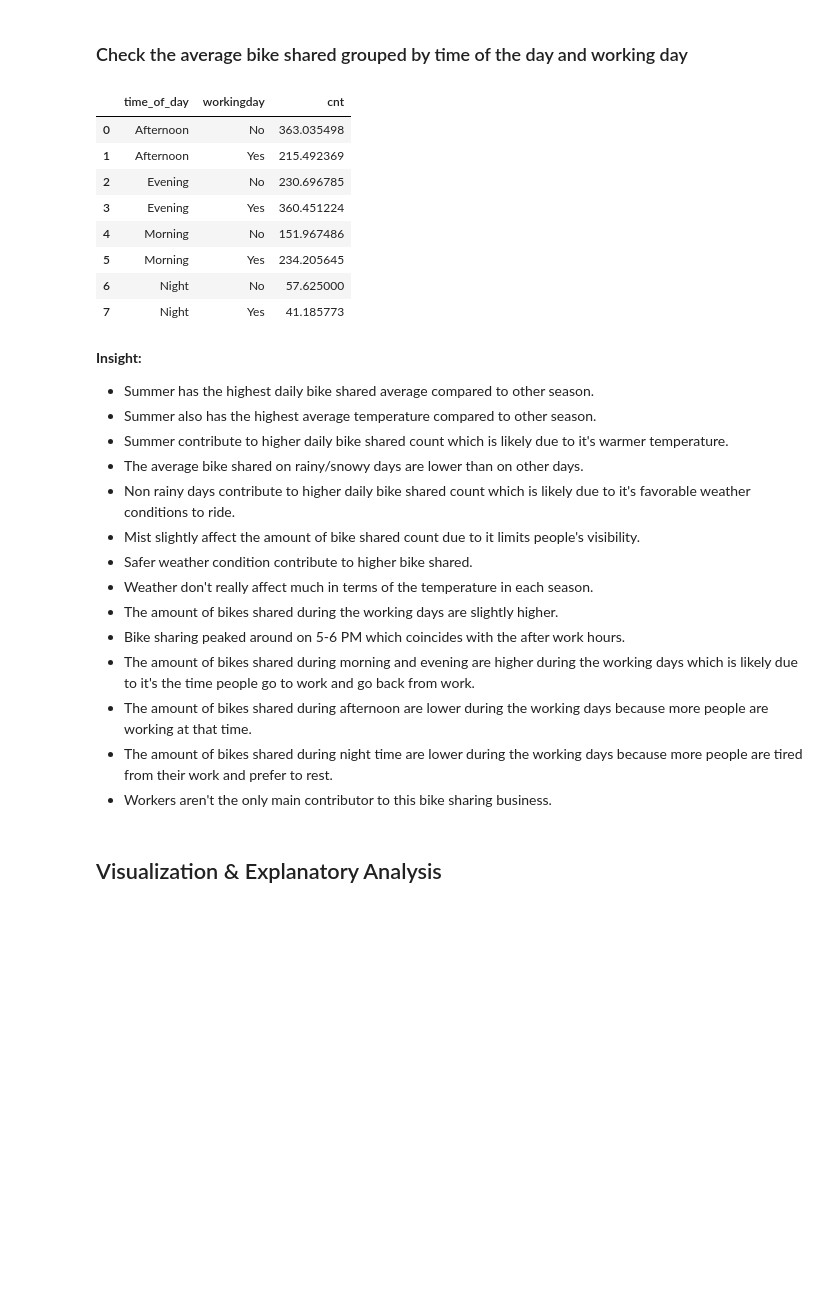
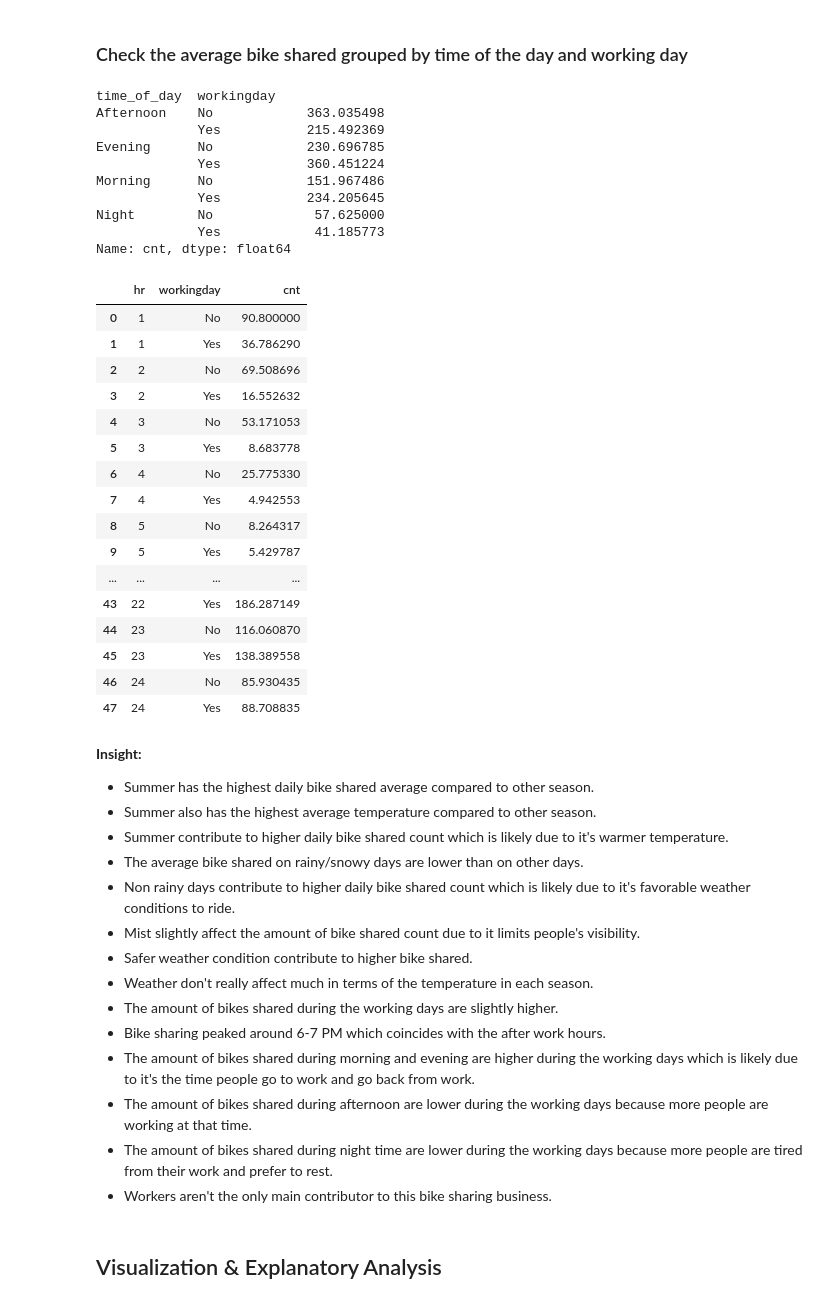
Before and after one commit to goodguythor/bike-sharing-dashboard, a Jupyter notebook: bike_sharing.ipynb, the cells around one changed output. Cells and saved outputs as stored; diff of their text form; code cells hidden in the pictures; blank space fills up the shorter version.

```diff
--- a/bike_sharing.ipynb
+++ b/bike_sharing.ipynb
@@ -287,18 +291,40 @@ Name: cnt, dtype: float64
 # %% [markdown]
 ### Check the average bike shared grouped by time of the day and working day
 # %%
-temp_avg_per_hour = hourly_data.groupby(['time_of_day', 'workingday'])['cnt'].mean()
-temp_avg_per_hour.reset_index()
+avg_per_hour_work = hourly_data.groupby(['time_of_day', 'workingday'])['cnt'].mean()
+avg_per_hour_work
 # %% [output]
-|  | time_of_day | workingday | cnt |
-| 0 | Afternoon | No | 363.035498 |
-| 1 | Afternoon | Yes | 215.492369 |
-| 2 | Evening | No | 230.696785 |
-| 3 | Evening | Yes | 360.451224 |
-| 4 | Morning | No | 151.967486 |
-| 5 | Morning | Yes | 234.205645 |
-| 6 | Night | No | 57.625000 |
-| 7 | Night | Yes | 41.185773 |
+time_of_day  workingday
+Afternoon    No            363.035498
+             Yes           215.492369
+Evening      No            230.696785
+             Yes           360.451224
+Morning      No            151.967486
+             Yes           234.205645
+Night        No             57.625000
+             Yes            41.185773
+Name: cnt, dtype: float64
+# %%
+avg_per_hour_works = hourly_data.groupby(['hr', 'workingday'])['cnt'].mean()
+avg_per_hour_works.reset_index()
+# %% [output]
+|  | hr | workingday | cnt |
+| 0 | 1 | No | 90.800000 |
+| 1 | 1 | Yes | 36.786290 |
+| 2 | 2 | No | 69.508696 |
+| 3 | 2 | Yes | 16.552632 |
+| 4 | 3 | No | 53.171053 |
+| 5 | 3 | Yes | 8.683778 |
+| 6 | 4 | No | 25.775330 |
+| 7 | 4 | Yes | 4.942553 |
+| 8 | 5 | No | 8.264317 |
+| 9 | 5 | Yes | 5.429787 |
+| ... | ... | ... | ... |
+| 43 | 22 | Yes | 186.287149 |
+| 44 | 23 | No | 116.060870 |
+| 45 | 23 | Yes | 138.389558 |
+| 46 | 24 | No | 85.930435 |
+| 47 | 24 | Yes | 88.708835 |
 # %% [markdown]
 **Insight:**
 - Summer has the highest daily bike shared average compared to other season.
@@ -310,7 +336,7 @@ temp_avg_per_hour.reset_index()
 - Safer weather condition contribute to higher bike shared.
 - Weather don't really affect much in terms of the temperature in each season.
 - The amount of bikes shared during the working days are slightly higher.
-- Bike sharing peaked around on 5-6 PM which coincides with the after work hours.
+- Bike sharing peaked around 6-7 PM which coincides with the after work hours.
 - The amount of bikes shared during morning and evening are higher during the working days which is likely due to it's the time people go to work and go back from work.
 - The amount of bikes shared during afternoon are lower during the working days because more people are working at that time.
 - The amount of bikes shared during night time are lower during the working days because more people are tired from their work and prefer to rest.
```
Also changed, not shown: parts of 23 cells of this notebook.
